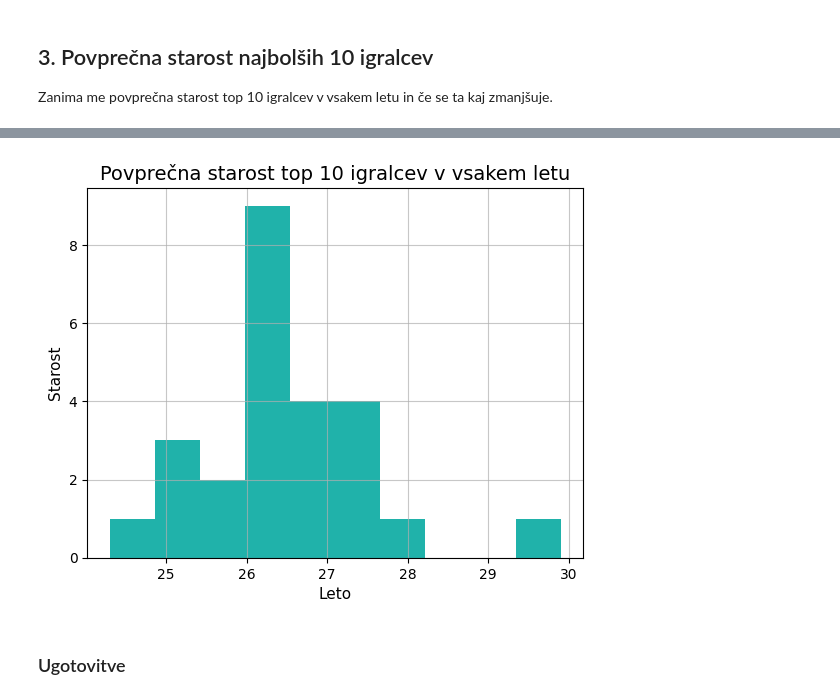
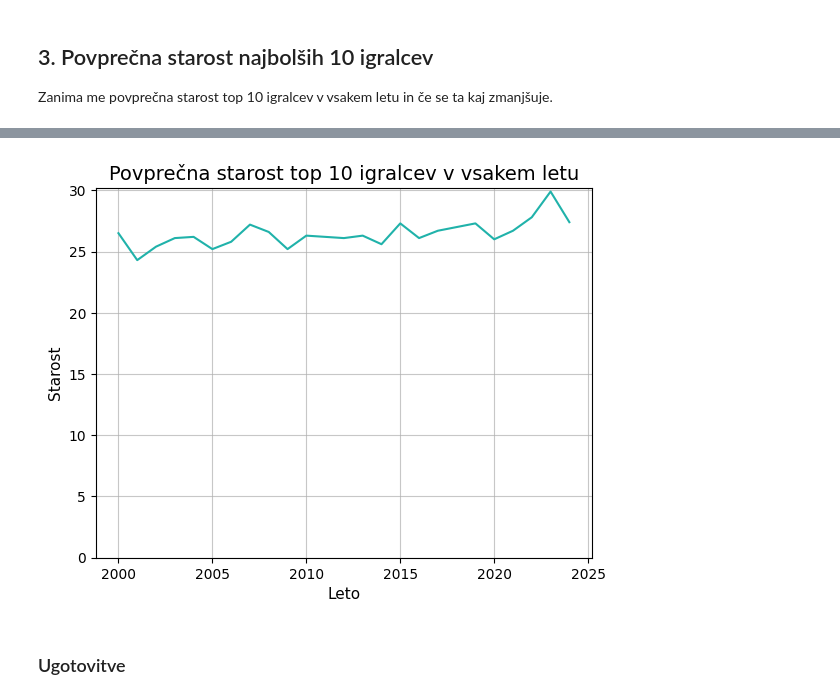
Before and after one commit to neza111/Projektna-naloga-UVP, a Jupyter notebook: analiza_podatkov.ipynb, the cells around one changed output, grey strips where cells are left out. Drawn from its saved outputs; the diff is of its cells as text; code cells hidden in the pictures.

```diff
--- a/analiza_podatkov.ipynb
+++ b/analiza_podatkov.ipynb
@@ -11,6 +11,15 @@ import pandas as pd
 import matplotlib.pyplot as plt
 
 tabela_podatkov = pd.read_csv("pridobivanje_podatkov/podatki.csv")
+
+tabela_podatkov = tabela_podatkov.rename(columns={
+    "Player": "Igralec",
+    "Team": "Ekipa",
+    "Age": "Starost",
+    "Awards": "Nagrada",
+    "Year": "Leto",
+    "Pos": "Poz"
+})
 # %% [markdown]
 ## 1. Tabela podatkov
 
@@ -109,17 +142,17 @@ Ugotovila sem, da ti dve povprečji ne nihata vedno sorazmerno, torej ne vplivat
 
 Zanima me povprečna starost top 10 igralcev v vsakem letu in če se ta kaj zmanjšuje.
 # %%
-top10_starost = (
-    tabela_podatkov.groupby("Year", group_keys=False)
-    .apply(lambda x: x.nlargest(10,"PTS"))
+top10_točke = (
+    tabela_podatkov.groupby("Leto", group_keys=False)[["Leto", "Starost", "PTS"]].apply(
+        lambda x: x.nlargest(10,"PTS")
+    )
 )
 # %%
 povprečna_starost_top10 = (
-    top10_starost
-    .groupby("Year")["Age"]
-    .mean()
+    top10_točke.groupby("Leto")["Starost"].mean()
 )
 
+print(povprečna_starost_top10)
 najstarejši = povprečna_starost_top10.idxmax()
 najmlajši = povprečna_starost_top10.idxmin()
 
@@ -129,14 +177,15 @@ print(f"Najvišja povprečna starost igralcev nastopi v letu {najstarejši}.")
 Najnižja povprečna starost igralcev nastopi v letu 2001.
 Najvišja povprečna starost igralcev nastopi v letu 2023.
 # %%
-povprečna_starost_top10.plot(x="Year", y="Age", kind="hist", color="lightseagreen")
+povprečna_starost_top10.plot(x="Leto", y="mean", kind="line", color="lightseagreen")
 plt.title("Povprečna starost top 10 igralcev v vsakem letu", fontsize=14)
 plt.xlabel("Leto", fontsize=11)
 plt.ylabel("Starost", fontsize=11)
+plt.ylim(0)
 plt.grid(True, alpha=0.7)
 plt.show()
 # %% [output]
-[figure, old version]
+[figure, new version]
 # %% [markdown]
 ### Ugotovitve
 # %% [markdown]
```
Also changed, not shown: parts of 17 cells of this notebook, 3 other files.
